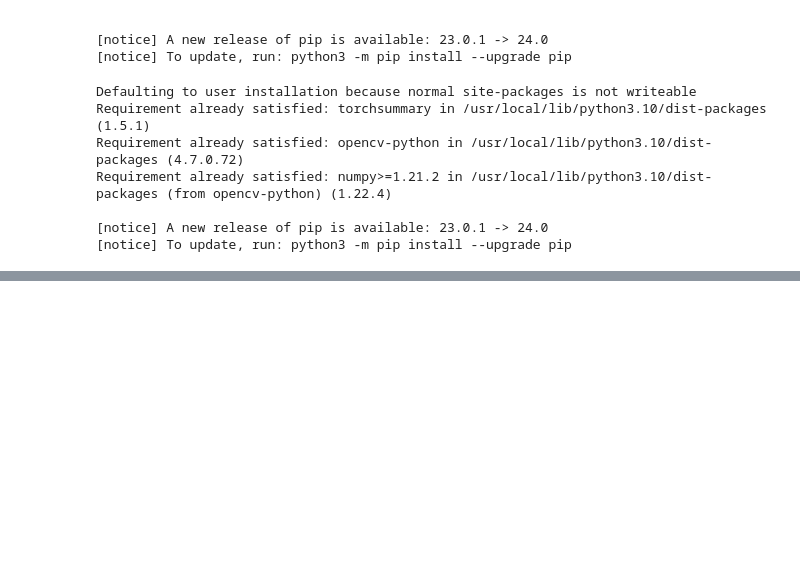
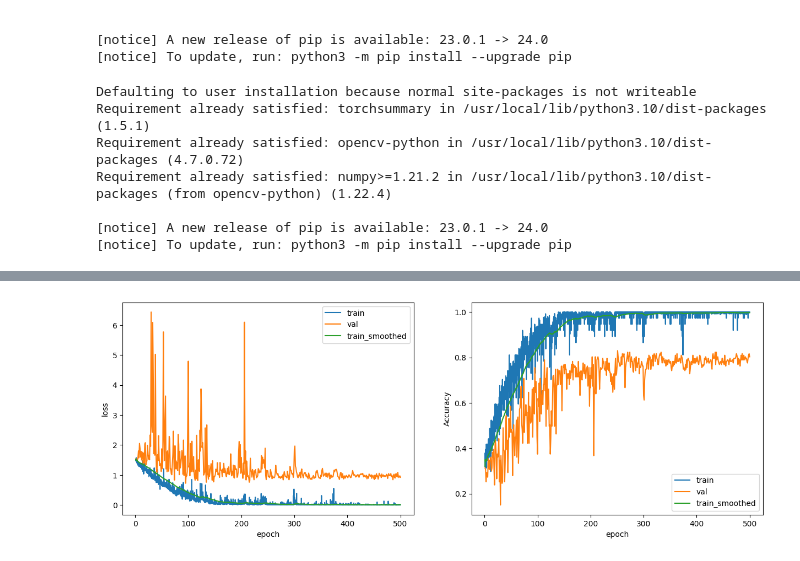
Before and after one commit to TiunovNN/hse-knee-xray-research, a Jupyter notebook: models/DL_resnet/Resnet.ipynb, the cells around one changed output, grey strips where cells are left out. Saved outputs shown, nothing was run; the diff lists cells and outputs as text; code cells hidden in the pictures; blank space fills up the shorter version.

```diff
--- a/models/DL_resnet/Resnet.ipynb
+++ b/models/DL_resnet/Resnet.ipynb
@@ -307,0 +407,6 @@ tr_loss_log, tr_acc_log, val_loss_log, val_acc_log = train(model, optimizer, epo
+# %%
+from torchvision.models import densenet121
+model = densenet121(weights=None)
+model.features[0] = nn.Conv2d(1, 64, kernel_size=(7, 7), stride=(2, 2), padding=(3, 3), bias=False)
+model.classifier = nn.Linear(model.classifier.in_features, 5)
+model
@@ -307,0 +431,10 @@ tr_loss_log, tr_acc_log, val_loss_log, val_acc_log = train(model, optimizer, epo
+# %%
+epochs = 500
+optimizer = optim.SGD(model.parameters(), lr=0.01, momentum=0.9)
+scheduler = optim.lr_scheduler.CosineAnnealingLR(optimizer, epochs, eta_min=0.0001,)
+model.to(device)
+tr_loss_log, tr_acc_log, val_loss_log, val_acc_log = train(model, optimizer, epochs, train_loader, val_loader, scheduler)
+# %%
+plot_losses(tr_loss_log, tr_acc_log, val_loss_log, val_acc_log)
+# %% [output]
+[figure, added]
```
Also changed, not shown: parts of 15 cells of this notebook.
